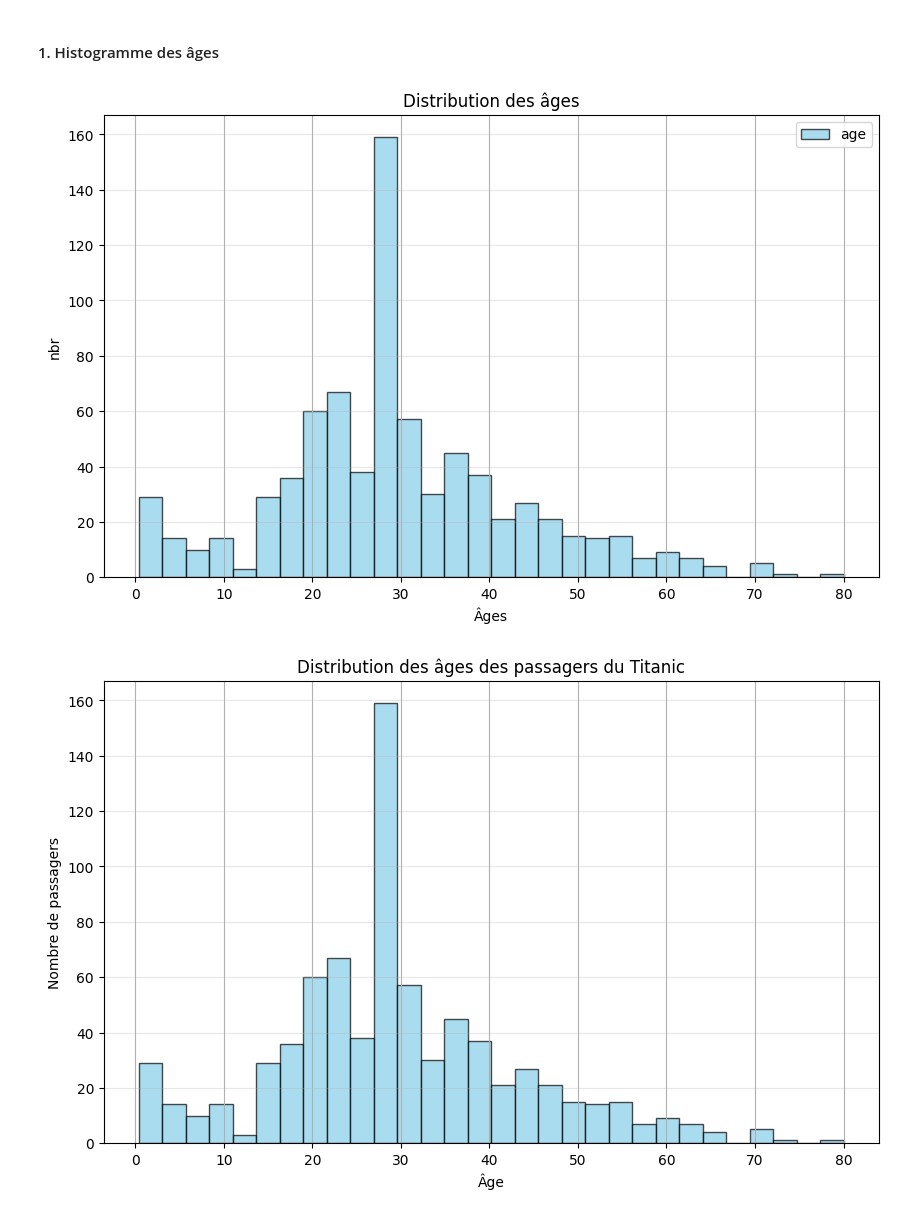
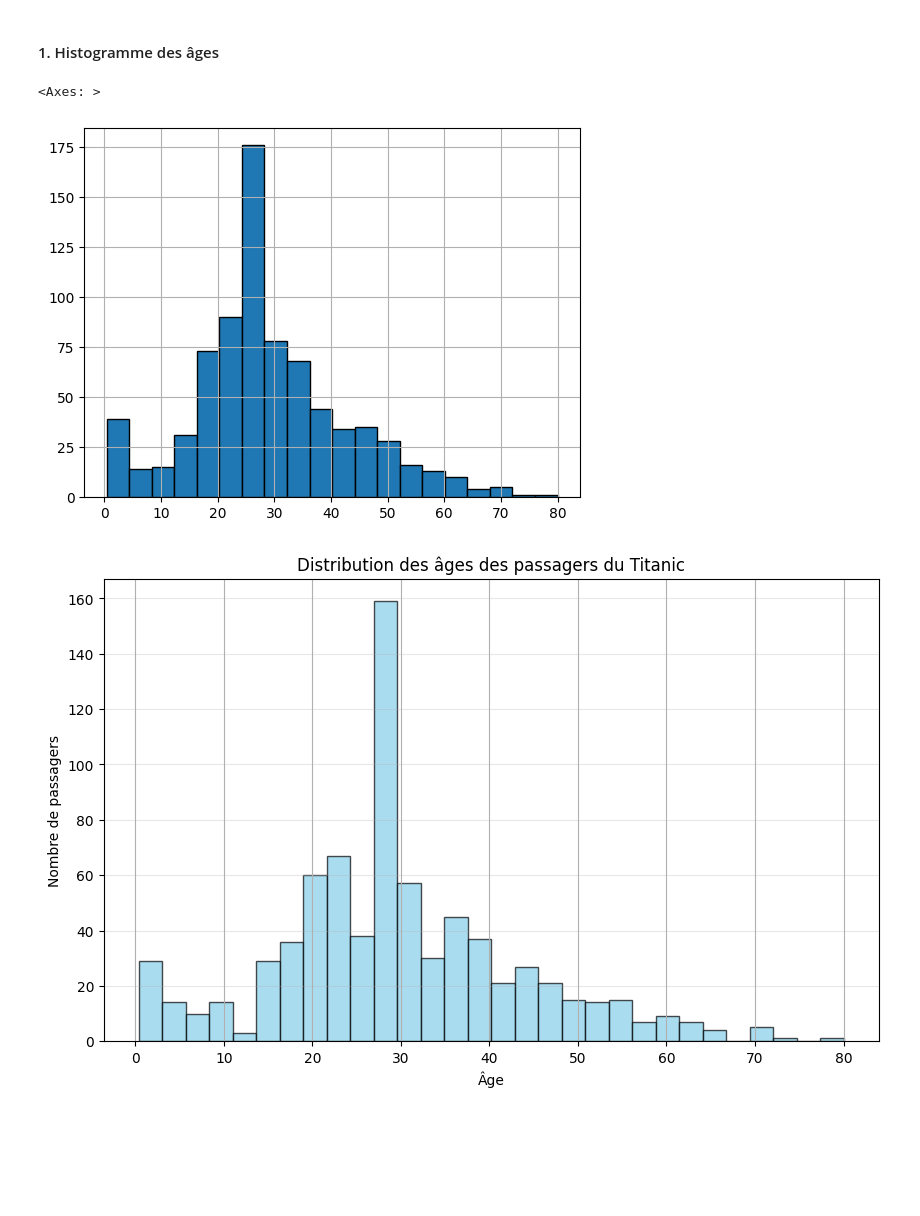
Before and after one commit to bouchramilo/Workshops_LiveCoding, a Jupyter notebook: Pandas/pandas_wrk_solutions.ipynb, the cells around one changed output. Drawn from its saved outputs; the diff is of its cells as text; code cells hidden in the pictures; blank space fills up the shorter version.

```diff
--- a/Pandas/pandas_wrk_solutions.ipynb
+++ b/Pandas/pandas_wrk_solutions.ipynb
@@ -537,16 +563,10 @@ nbr_bro_sis
 # %% [markdown]
 #### 1. Histogramme des âges
 # %%
-import matplotlib.pyplot as plt
-plt.figure(figsize=(10, 6))
-df['age'].hist(bins=30, alpha=0.7, color='skyblue', legend=True, edgecolor='black' )
-plt.title("Distribution des âges")
-plt.xlabel("Âges")
-plt.ylabel("nbr")
-plt.grid(axis='y', alpha=0.3)
-plt.show()
+df['age'].hist(bins=20,edgecolor='black')
 # %% [output]
+<Axes: >
-[figure, old version]
+[figure, new version]
 # %%
 # Solution
 import matplotlib.pyplot as plt
```
Also changed, not shown: parts of 4 cells of this notebook, 4 other files.
